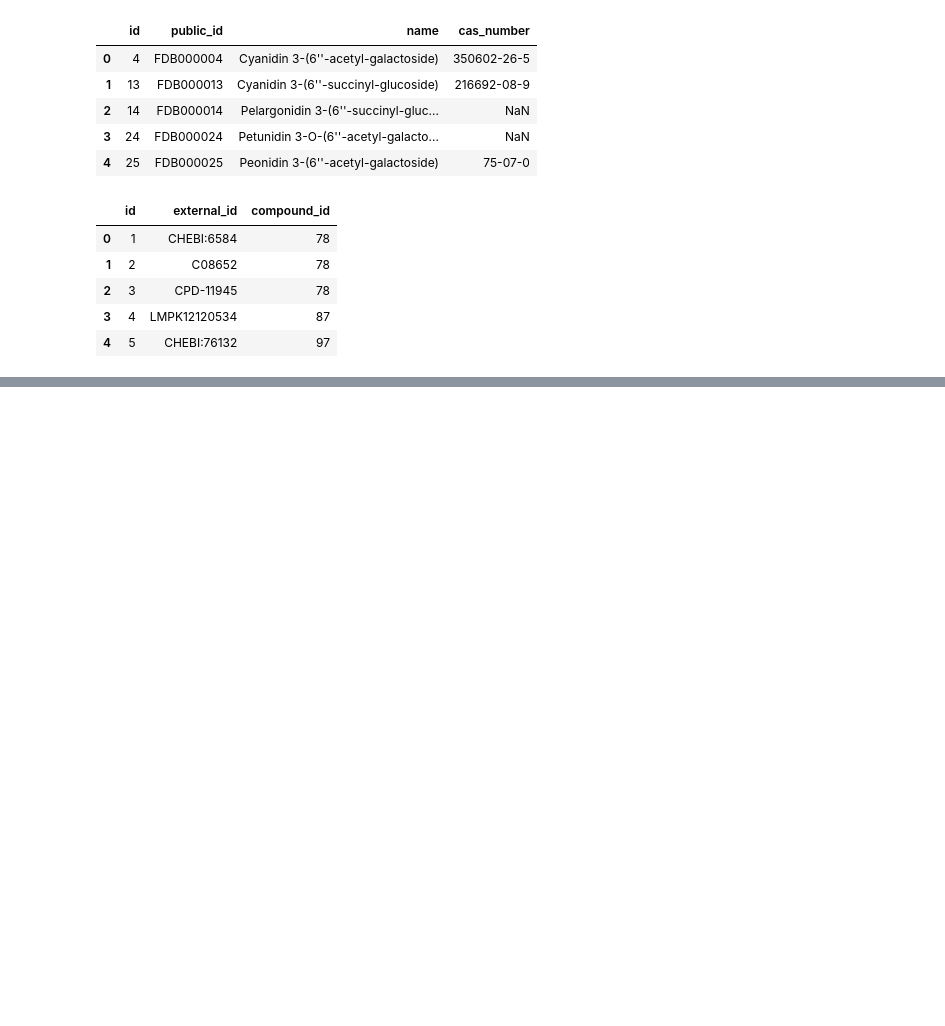
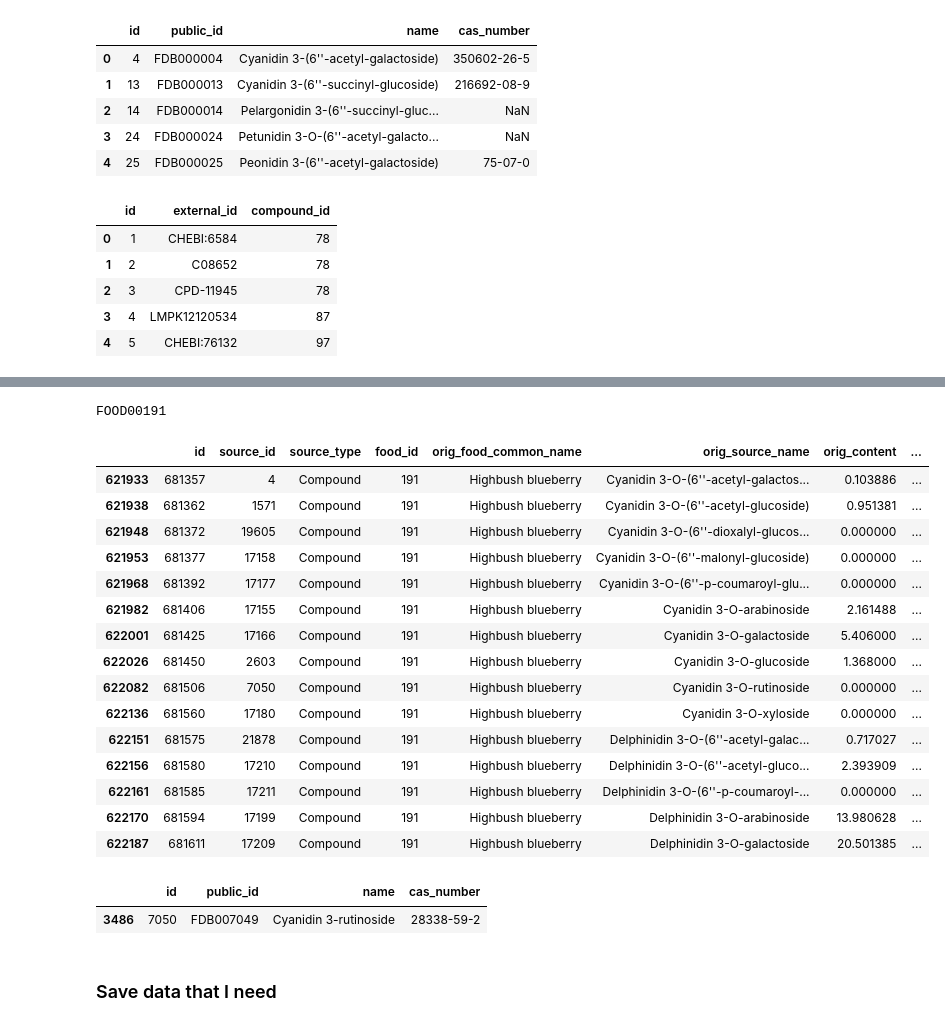
Before and after one commit to marketakrenkova/drug-interaction-prediction, a Jupyter notebook: foodb.ipynb, the cells around one changed output, grey strips where cells are left out. Cells and saved outputs as stored; diff of their text form; code cells hidden in the pictures; blank space fills up the shorter version.

```diff
--- a/foodb.ipynb
+++ b/foodb.ipynb
@@ -185,6 +187,6 @@ ontology_term.head()
 # %%
 food.drop(
-    ['description', 'picture_file_name', 'picture_content_type',
+    ['description', 'picture_file_name', 'picture_content_type', 'food_type', 'category',
     'picture_file_size', 'picture_updated_at', 'created_at', 'updated_at',
     'creator_id', 'updater_id', 'export_to_afcdb', 'export_to_foodb'],
      axis=1, inplace=True)
@@ -254,0 +260,4 @@ content.head()
+# %%
+# keep only source_type == Compound
+content = content[content['source_type'] == 'Compound']
+content.head()
@@ -254,0 +278,6 @@ content.head()
+# %%
+# join all content columns into one - orig_content (or different if orig_content is missing)
+# -> I can use only orig_content
+
+content.drop(['orig_min', 'orig_max', 'standard_content'], axis=1, inplace=True)
+content.head()
@@ -256,0 +321,31 @@ content.head()
+# %%
+blueberry_pub_id = food[food['name'] == 'Highbush blueberry'].public_id.values[0]
+print(blueberry_pub_id)
+blueberry_id = food[food['name'] == 'Highbush blueberry'].id.values[0]
+
+content[content['food_id'] == blueberry_id].head(15)
+# %% [output]
+FOOD00191
+|  | id | source_id | source_type | food_id | orig_food_common_name | orig_source_name | orig_content | ... |
+| 621933 | 681357 | 4 | Compound | 191 | Highbush blueberry | Cyanidin 3-O-(6''-acetyl-galactos... | 0.103886 | ... |
+| 621938 | 681362 | 1571 | Compound | 191 | Highbush blueberry | Cyanidin 3-O-(6''-acetyl-glucoside) | 0.951381 | ... |
+| 621948 | 681372 | 19605 | Compound | 191 | Highbush blueberry | Cyanidin 3-O-(6''-dioxalyl-glucos... | 0.000000 | ... |
+| 621953 | 681377 | 17158 | Compound | 191 | Highbush blueberry | Cyanidin 3-O-(6''-malonyl-glucoside) | 0.000000 | ... |
+| 621968 | 681392 | 17177 | Compound | 191 | Highbush blueberry | Cyanidin 3-O-(6''-p-coumaroyl-glu... | 0.000000 | ... |
+| 621982 | 681406 | 17155 | Compound | 191 | Highbush blueberry | Cyanidin 3-O-arabinoside | 2.161488 | ... |
+| 622001 | 681425 | 17166 | Compound | 191 | Highbush blueberry | Cyanidin 3-O-galactoside | 5.406000 | ... |
+| 622026 | 681450 | 2603 | Compound | 191 | Highbush blueberry | Cyanidin 3-O-glucoside | 1.368000 | ... |
+| 622082 | 681506 | 7050 | Compound | 191 | Highbush blueberry | Cyanidin 3-O-rutinoside | 0.000000 | ... |
+| 622136 | 681560 | 17180 | Compound | 191 | Highbush blueberry | Cyanidin 3-O-xyloside | 0.000000 | ... |
+| 622151 | 681575 | 21878 | Compound | 191 | Highbush blueberry | Delphinidin 3-O-(6''-acetyl-galac... | 0.717027 | ... |
+| 622156 | 681580 | 17210 | Compound | 191 | Highbush blueberry | Delphinidin 3-O-(6''-acetyl-gluco... | 2.393909 | ... |
+| 622161 | 681585 | 17211 | Compound | 191 | Highbush blueberry | Delphinidin 3-O-(6''-p-coumaroyl-... | 0.000000 | ... |
+| 622170 | 681594 | 17199 | Compound | 191 | Highbush blueberry | Delphinidin 3-O-arabinoside | 13.980628 | ... |
+| 622187 | 681611 | 17209 | Compound | 191 | Highbush blueberry | Delphinidin 3-O-galactoside | 20.501385 | ... |
+# %%
+compound[compound['id'] == 7050]
+# %% [output]
+|  | id | public_id | name | cas_number |
+| 3486 | 7050 | FDB007049 | Cyanidin 3-rutinoside | 28338-59-2 |
+# %% [markdown]
+### Save data that I need
```
Also changed, not shown: parts of 11 cells of this notebook.
